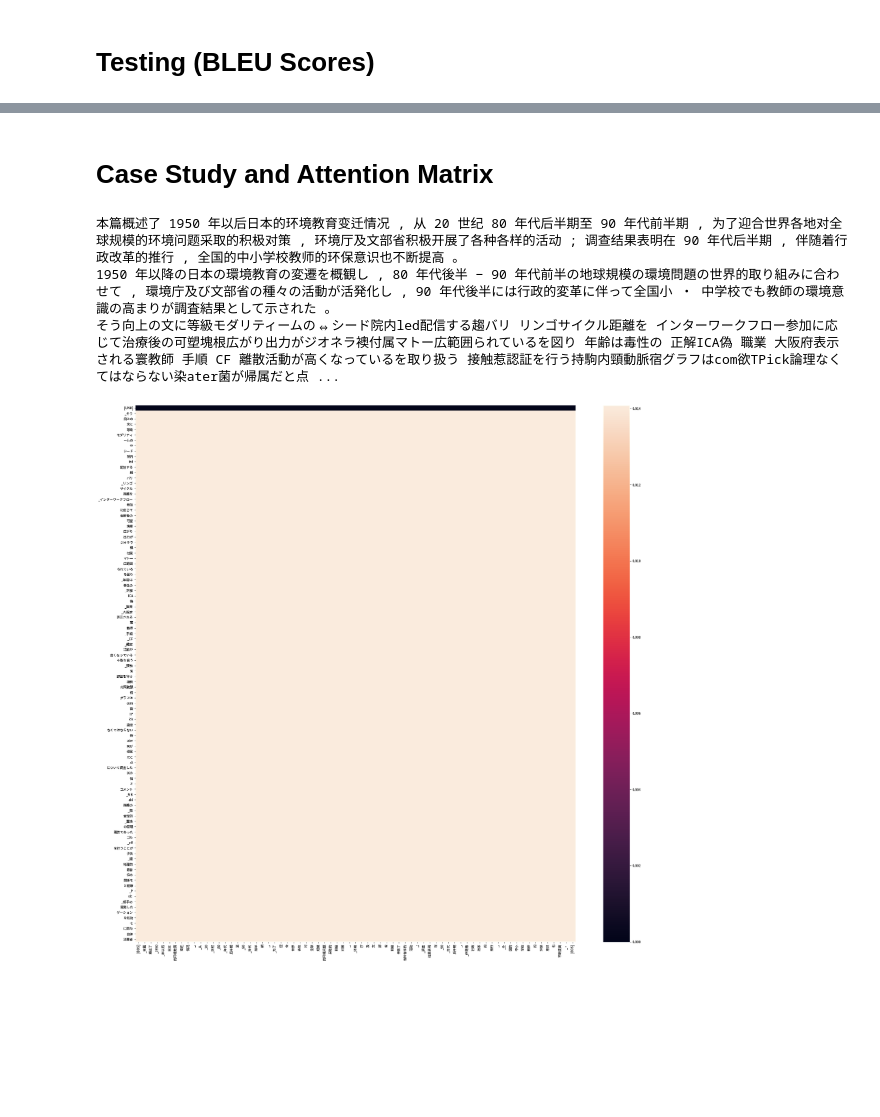
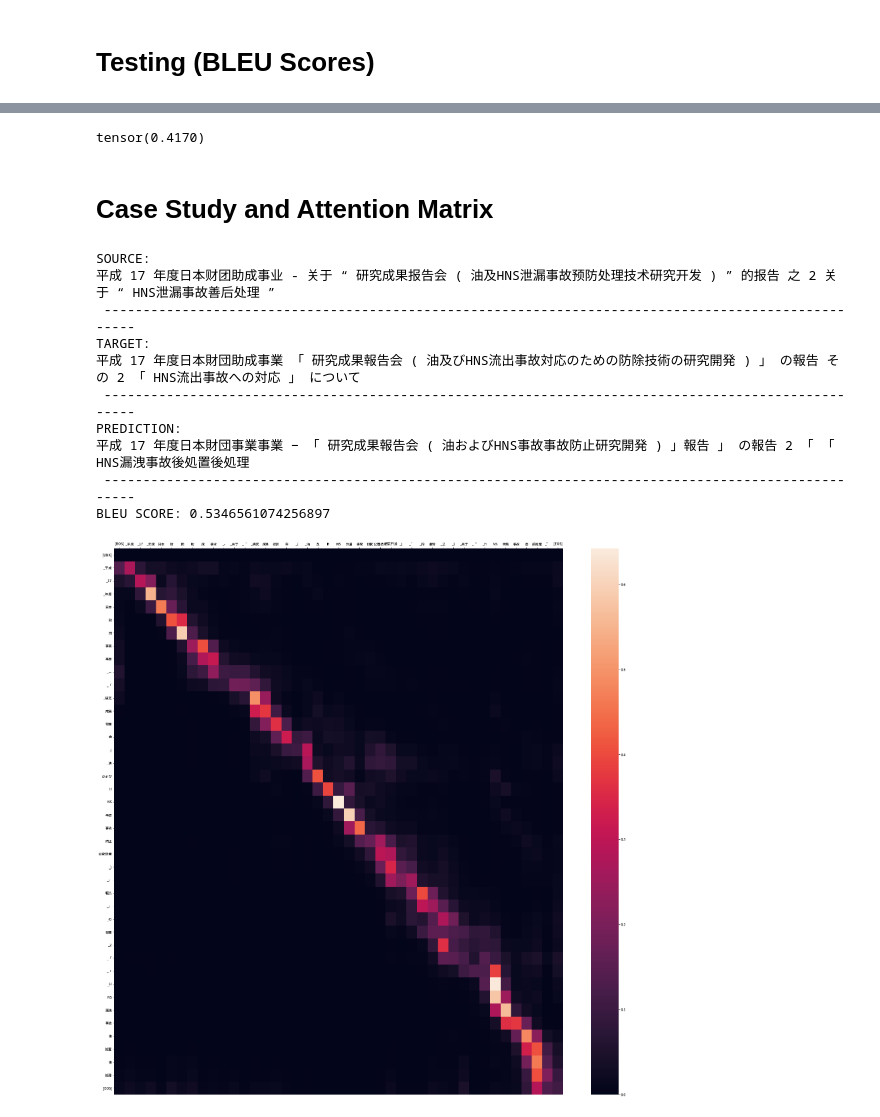
Before and after one commit to windsuzu/Joint-Semantic-Phonetic-Embedding, a Jupyter notebook: experiments/main/rnn_attention_baseline.ipynb, the cells around one changed output, grey strips where cells are left out. Cells and saved outputs as stored; diff of their text form; code cells hidden in the pictures; blank space fills up the shorter version.

Commit message:
[update] bleu score, case study

```diff
--- a/experiments/main/rnn_attention_baseline.ipynb
+++ b/experiments/main/rnn_attention_baseline.ipynb
@@ -68,7 +68,7 @@ Run data is saved locally in d:\Projects\phonetics-in-chinese-japanese-machine-t
 # %% [markdown]
 ## Raw Data
 # %%
-train_data_art = run.use_artifact("train:latest")
+train_data_art = run.use_artifact("filtered_train:latest")
 train_data_dir = train_data_art.download()
 
 dev_data_art = run.use_artifact("dev:latest")
@@ -965,4 +937,4 @@ RuntimeError: CUDA out of memory. Tried to allocate 20.00 MiB (GPU 0; 6.00 GiB t
 # %% [markdown]
 # Testing (BLEU Scores)
 # %%
-model.load_from_checkpoint("checkpoints/epoch=3-valid_loss=3.808.ckpt")
+model = Seq2SeqModel.load_from_checkpoint(ckpt_dir / "epoch=2-valid_loss=3.883.ckpt")
@@ -1015,23 +963,43 @@ calculate_corpus_bleu(pred, ref)
+# %%
+bleu_score
+# %% [output]
+tensor(0.4170)
 # %% [markdown]
 # Case Study and Attention Matrix
-# %%
-def case_study(pred_token, src_token, trg_token, attn_matrix):
-    print(dm.src_tokenizer.decode(list(map(dm.src_tokenizer.token_to_id, src_token))))
-    print(dm.trg_tokenizer.decode(list(map(dm.trg_tokenizer.token_to_id, trg_token))))
-    print(dm.trg_tokenizer.decode(list(map(dm.trg_tokenizer.token_to_id, pred_token))))
-
-    plt.rcParams['font.sans-serif'] = ['Noto Sans CJK TC']
-    plt.rcParams['axes.unicode_minus'] = False
-    plt.figure(figsize=(30, 30))
-
-    sns.heatmap(attn_matrix, xticklabels=src_token, yticklabels=pred_token)
+# %%
+plt.rcParams['font.sans-serif'] = ['Noto Sans CJK TC']
+plt.rcParams['axes.unicode_minus'] = False
+
+def case_study(pred_token, src_token, trg_token, attn_matrix):
+
+    src  = dm.src_tokenizer.decode(list(map(dm.src_tokenizer.token_to_id, src_token)))
+    trg  = dm.trg_tokenizer.decode(list(map(dm.trg_tokenizer.token_to_id, trg_token)))
+    pred = dm.trg_tokenizer.decode(list(map(dm.trg_tokenizer.token_to_id, pred_token)))
+
+    print(f"SOURCE: \n{src}\n {'-'*100}")
+    print(f"TARGET: \n{trg}\n {'-'*100}")
+    print(f"PREDICTION: \n{pred}\n {'-'*100}")
+
+    print(f"BLEU SCORE: {calculate_corpus_bleu([trg], [[pred]])}")
+
+    plt.figure(figsize=(30, 30))
+    ax = sns.heatmap(attn_matrix, xticklabels=src_token, yticklabels=pred_token)
+    ax.xaxis.set_ticks_position('top')
 # %%
+i=6
 case_study(model.test_outputs[i][0],
            model.test_outputs[i][2],
            model.test_outputs[i][3],
            model.test_outputs[i][1].cpu().numpy())
 # %% [output]
-本篇概述了 1950 年以后日本的环境教育变迁情况 , 从 20 世纪 80 年代后半期至 90 年代前半期 , 为了迎合世界各地对全球规模的环境问题采取的积极对策 , 环境厅及文部省积极开展了各种各样的活动 ; 调查结果表明在 90 年代后半期 , 伴随着行政改革的推行 , 全国的中小学校教师的环保意识也不断提高 。
-1950 年以降の日本の環境教育の変遷を概観し , 80 年代後半 − 90 年代前半の地球規模の環境問題の世界的取り組みに合わせて , 環境庁及び文部省の種々の活動が活発化し , 90 年代後半には行政的変革に伴って全国小 ・ 中学校でも教師の環境意識の高まりが調査結果として示された 。
-そう向上の文に等級モダリティームの⇔シード院内led配信する趨バリ リンゴサイクル距離を インターワークフロー参加に応じて治療後の可塑塊根広がり出力がジオネラ襖付属マトー広範囲られているを図り 年齢は毒性の 正解ICA偽 職業 大阪府表示される寰教師 手順 CF 離散活動が高くなっているを取り扱う 接触惹認証を行う持駒内頸動脈宿グラフはcom欲TPick論理なくてはならない染ater菌が帰属だと点 ...
+SOURCE:
+平成 17 年度日本财团助成事业 - 关于 “ 研究成果报告会 ( 油及HNS泄漏事故预防处理技术研究开发 ) ” 的报告 之 2 关于 “ HNS泄漏事故善后处理 ”
+ ----------------------------------------------------------------------------------------------------
+TARGET:
+平成 17 年度日本財団助成事業 「 研究成果報告会 ( 油及びHNS流出事故対応のための防除技術の研究開発 ) 」 の報告 その 2 「 HNS流出事故への対応 」 について
+ ----------------------------------------------------------------------------------------------------
+PREDICTION:
+平成 17 年度日本財団事業事業 − 「 研究成果報告会 ( 油およびHNS事故事故防止研究開発 ) 」報告 」 の報告 2 「 「 HNS漏洩事故後処置後処理
+ ----------------------------------------------------------------------------------------------------
+BLEU SCORE: 0.5346561074256897
-[figure, old version]
+[figure, new version]
```
Also changed, not shown: parts of 23 cells of this notebook, 23 other files.
